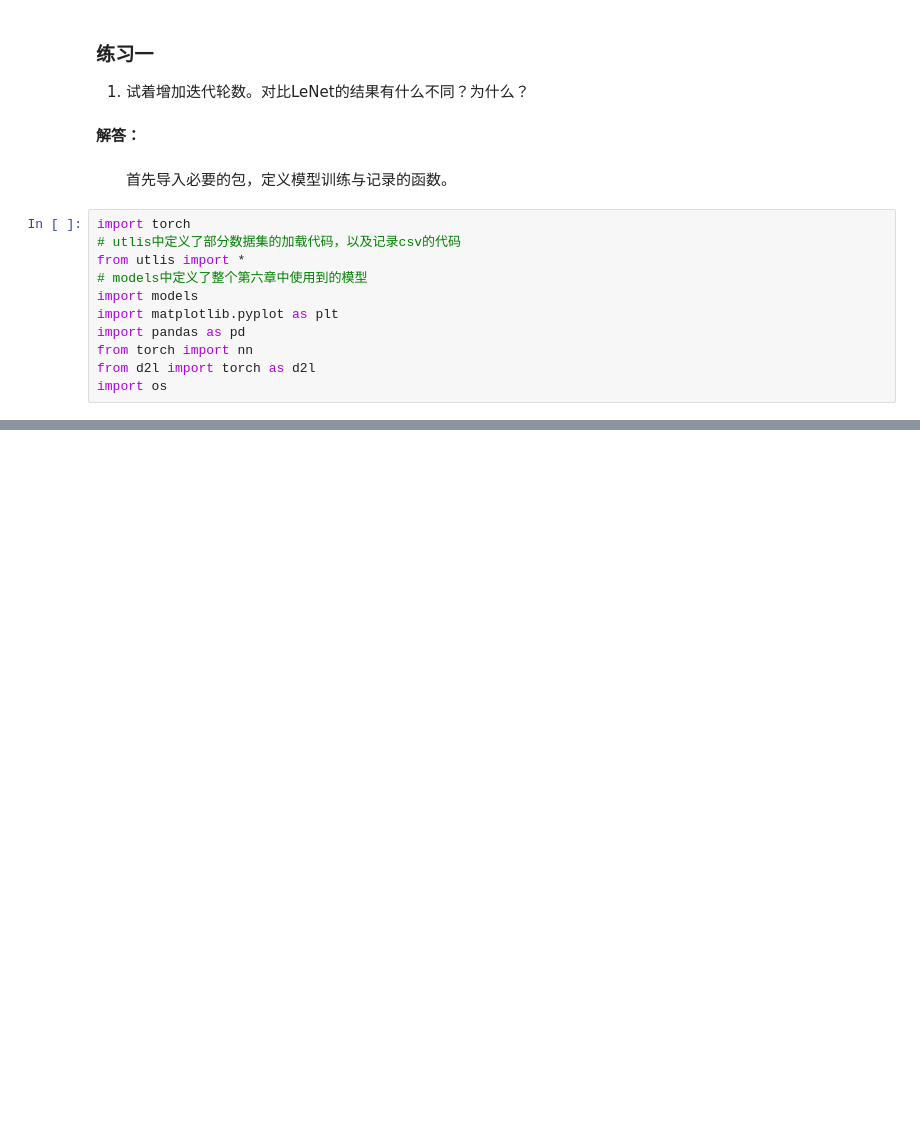
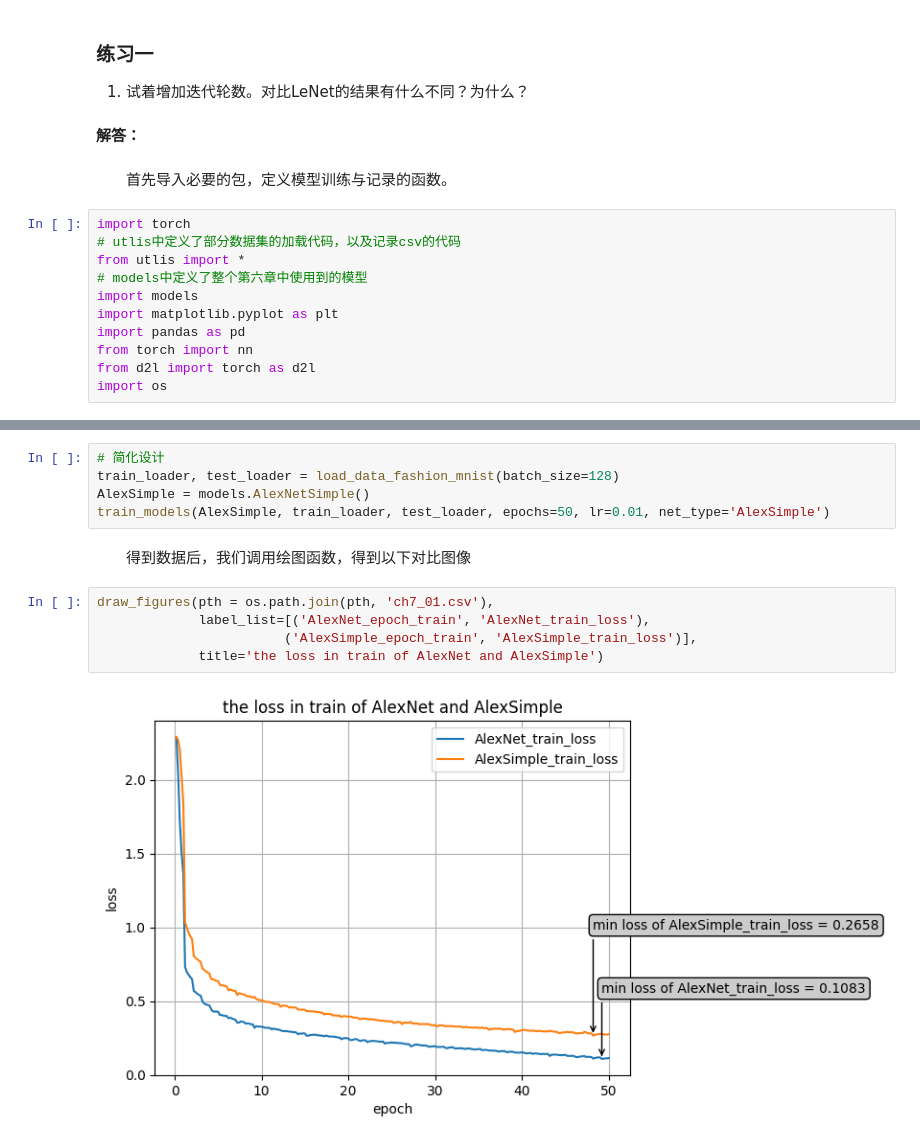
Before and after one commit to lixinjie97/Deep_learning_tutorial, a Jupyter notebook: 06.convolutional-modern/02.alexnet.ipynb, the cells around one changed output, grey strips where cells are left out. Saved outputs shown, nothing was run; the diff lists cells and outputs as text; blank space fills up the shorter version.

```diff
--- a/06.convolutional-modern/02.alexnet.ipynb
+++ b/06.convolutional-modern/02.alexnet.ipynb
@@ -249,0 +409,14 @@ def train_models(net, # 网络
+# %%
+# 简化设计
+train_loader, test_loader = load_data_fashion_mnist(batch_size=128)
+AlexSimple = models.AlexNetSimple()
+train_models(AlexSimple, train_loader, test_loader, epochs=50, lr=0.01, net_type='AlexSimple')
+# %% [markdown]
+&emsp;&emsp;得到数据后，我们调用绘图函数，得到以下对比图像
+# %%
+draw_figures(pth = os.path.join(pth, 'ch7_01.csv'),
+             label_list=[('AlexNet_epoch_train', 'AlexNet_train_loss'),
+                        ('AlexSimple_epoch_train', 'AlexSimple_train_loss')],
+             title='the loss in train of AlexNet and AlexSimple')
+# %% [output]
+[figure, added]
```
Also changed, not shown: parts of 49 cells of this notebook, 2 other files.
